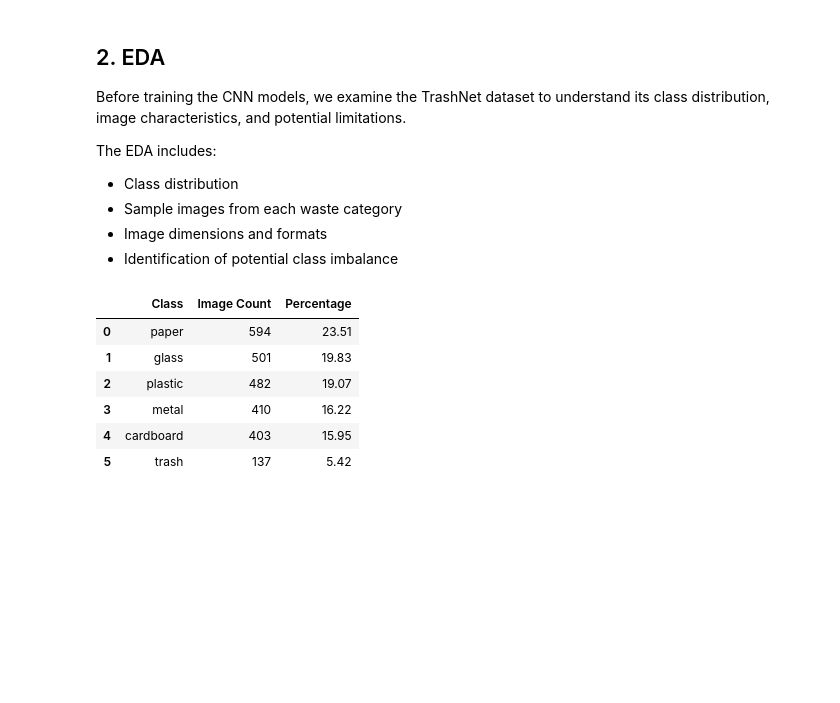
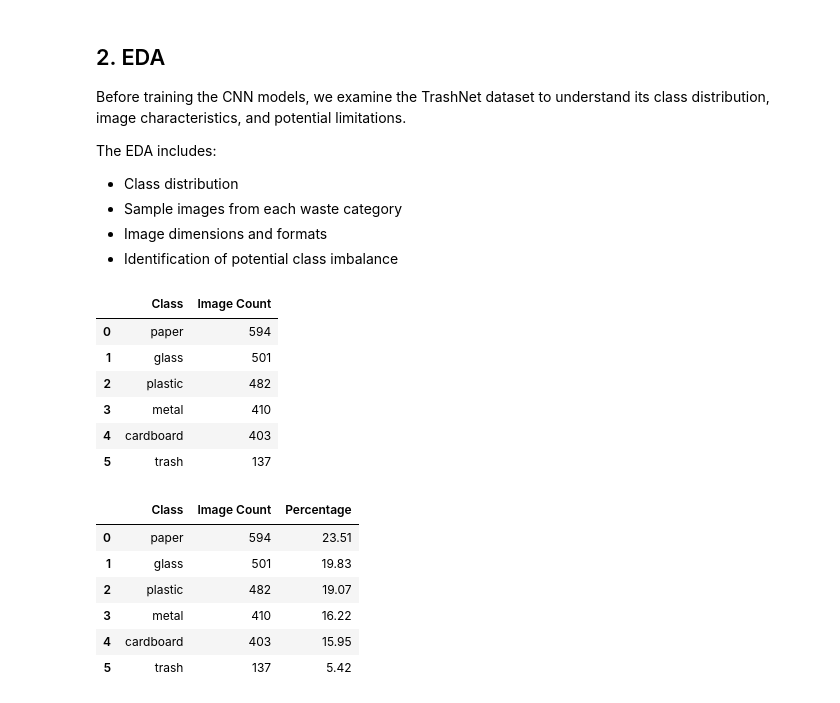
Before and after one commit to viviantothewu-web/trashnet-waste-classification, a Jupyter notebook: notebooks/01_TrashNet_EDA_and_Setup.ipynb, the cells around one changed output. Drawn from its saved outputs; the diff is of its cells as text; code cells hidden in the pictures; blank space fills up the shorter version.

```diff
--- a/notebooks/01_TrashNet_EDA_and_Setup.ipynb
+++ b/notebooks/01_TrashNet_EDA_and_Setup.ipynb
@@ -144,4 +144,27 @@ The EDA includes:
 - Sample images from each waste category
 - Image dimensions and formats
 - Identification of potential class imbalance
+# %%
+# class percentage
+import pandas as pd
+
+class_distribution = pd.DataFrame({
+    "Class": image_counts.keys(),
+    "Image Count": image_counts.values()
+})
+
+class_distribution = class_distribution.sort_values(
+    by="Image Count",
+    ascending=False
+).reset_index(drop=True)
+
+class_distribution
+# %% [output]
+|  | Class | Image Count |
+| 0 | paper | 594 |
+| 1 | glass | 501 |
+| 2 | plastic | 482 |
+| 3 | metal | 410 |
+| 4 | cardboard | 403 |
+| 5 | trash | 137 |
 # %%
```
Also changed, not shown: parts of 6 cells of this notebook.
